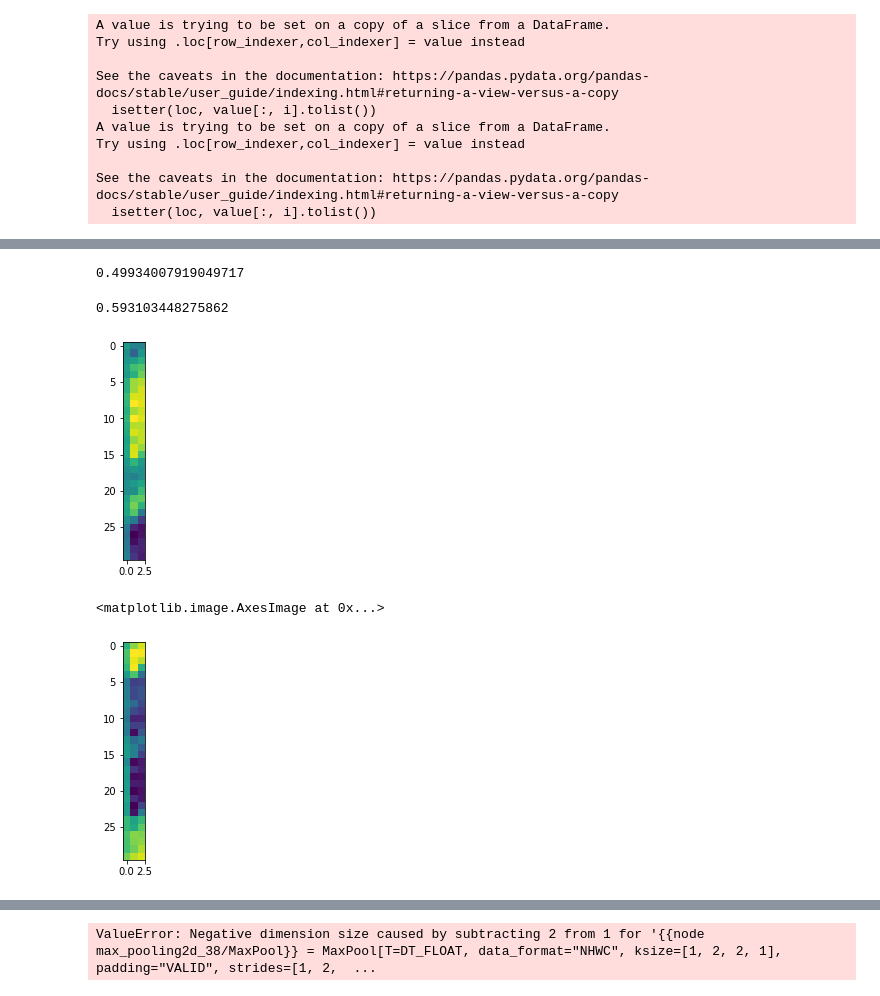
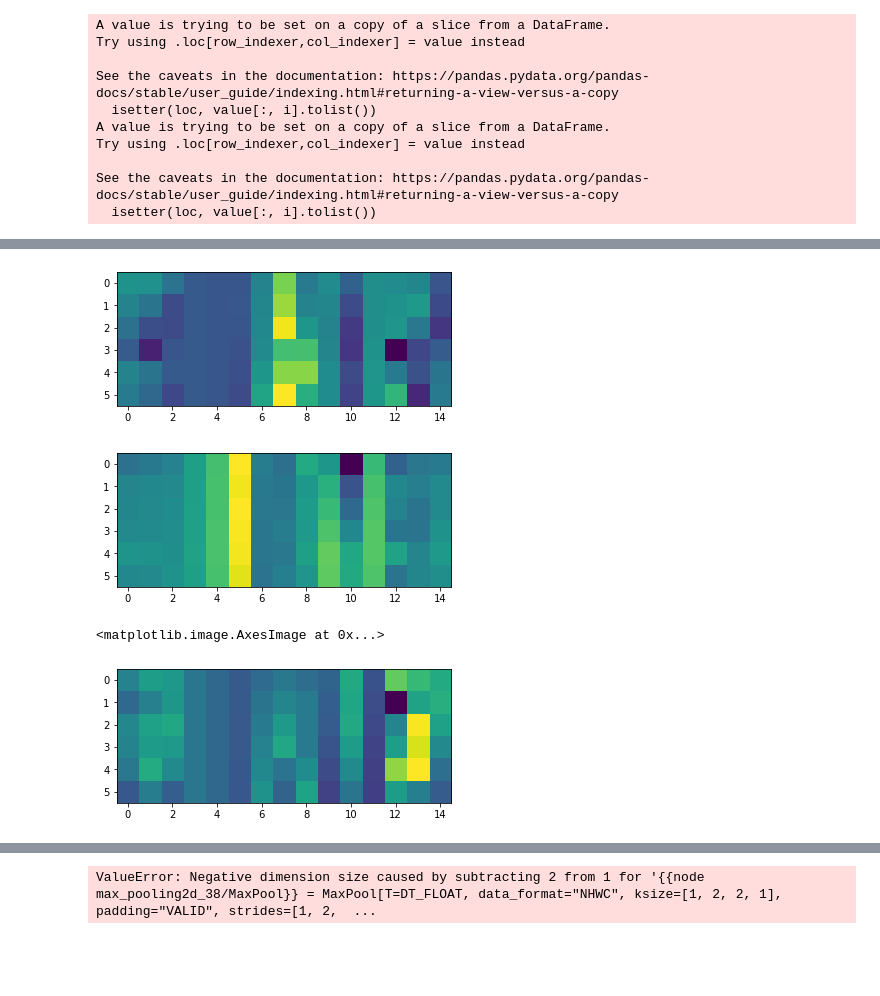
Before and after one commit to marcin-sobocinski/mlchartist, a Jupyter notebook: notebooks/first_model_marcin.ipynb, the cells around one changed output, grey strips where cells are left out. Saved outputs shown, nothing was run; the diff lists cells and outputs as text; code cells hidden in the pictures; blank space fills up the shorter version.

```diff
--- a/notebooks/first_model_marcin.ipynb
+++ b/notebooks/first_model_marcin.ipynb
@@ -108,0 +153,22 @@ X_test, y_test = build_arrays(test_df,input_cols=INPUT_COLS, target_col='10D_ret
+# %%
+tickers = train_df['ticker'].unique()
+# %%
+train_x_dfs = []
+train_y_dfs = []
+test_x_dfs = []
+test_y_dfs = []
+# %%
+for ticker in tickers:
+    ticker_train_df = train_df[train_df['ticker'] == ticker]
+    ticker_test_df = test_df[test_df['ticker'] == ticker]
+    ticker_train_x, ticker_train_y = build_arrays(ticker_train_df,input_cols=INPUT_COLS, target_col='20D_return_bin', time_window=6, stride=5)
+    ticker_test_x, ticker_test_y = build_arrays(ticker_test_df,input_cols=INPUT_COLS, target_col='20D_return_bin', time_window=6, stride=5)
+    train_x_dfs.append(ticker_train_x)
+    train_y_dfs.append(ticker_train_y)
+    test_x_dfs.append(ticker_test_x)
+    test_y_dfs.append(ticker_test_y)
+# %%
+X_train = np.concatenate(train_x_dfs)
+y_train = np.concatenate(train_y_dfs)
+X_test = np.concatenate(test_x_dfs)
+y_test = np.concatenate(test_y_dfs)
@@ -116,14 +186,6 @@ X_train.shape
 # %%
 y_train = y_train.astype(float)
 y_test = y_test.astype(float)
-# %%
-y_train.sum()/len(y_train)
-# %% [output]
-0.49934007919049717
-# %%
-y_test.sum()/len(y_test)
-# %% [output]
-0.593103448275862
 # %%
 # from tensorflow.keras.backend import expand_dims
 # X_train = expand_dims(X_train, axis=-1)
@@ -131,13 +193,16 @@ y_test.sum()/len(y_test)
 # %%
 import matplotlib.pyplot as plt
 # %%
-plt.imshow(X_train[200])
+plt.imshow(X_train[0])
 plt.show()
-plt.imshow(X_train[1])
+plt.imshow(X_train[30000])
+plt.show()
+plt.imshow(X_train[100000])
 # %% [output]
-[figure, old version]
+[figure, new version]
+[figure, new version]
 <matplotlib.image.AxesImage at 0x...>
-[figure, old version]
+[figure, added]
 # %%
 from tensorflow.keras import Sequential
 from tensorflow.keras import layers, models
```
Also changed, not shown: parts of 23 cells of this notebook.
